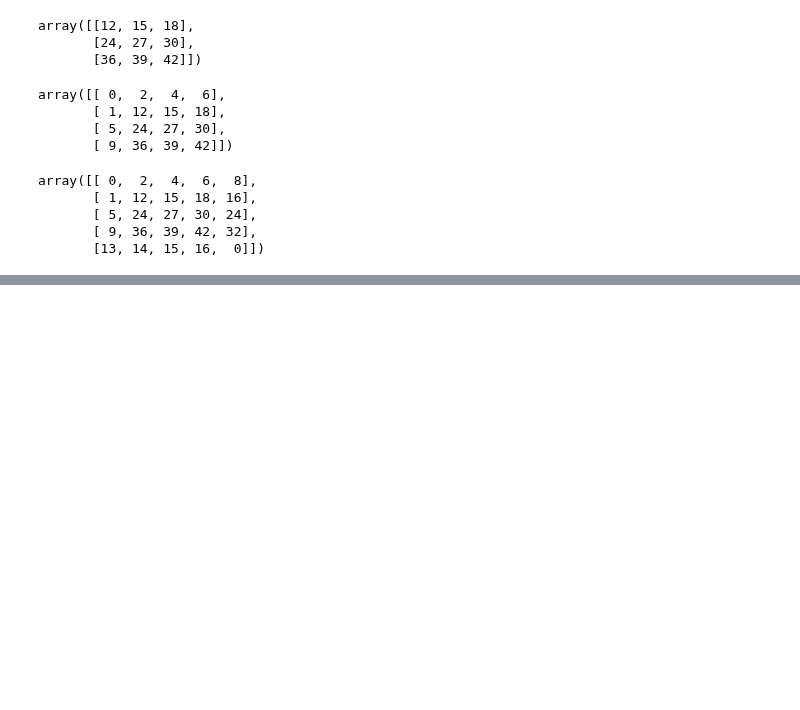
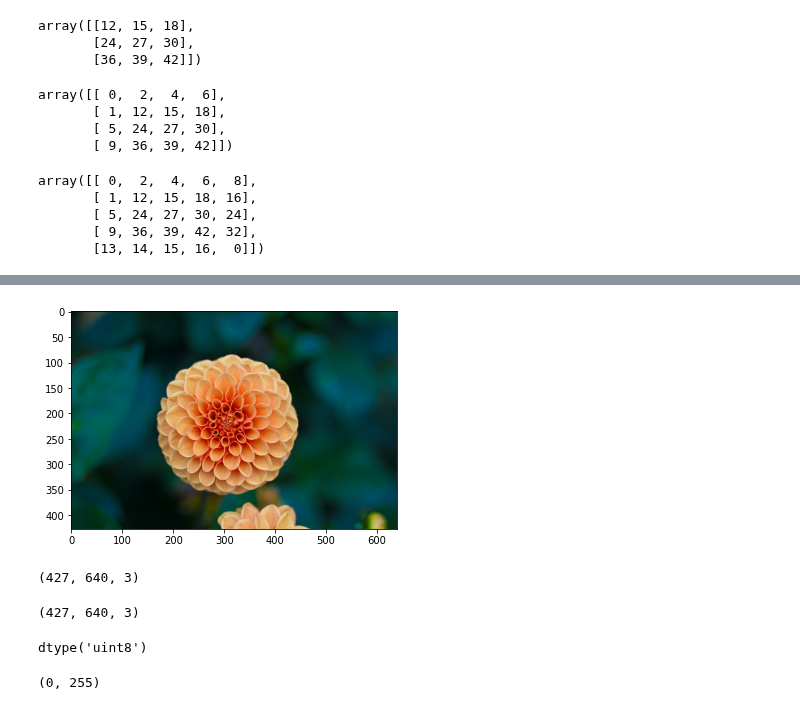
Before and after one commit to JakeOh/202011_itw_bd21, a Jupyter notebook: lab_ml/ml18_cnn.ipynb, the cells around one changed output, grey strips where cells are left out. Saved outputs shown, nothing was run; the diff lists cells and outputs as text; code cells hidden in the pictures; blank space fills up the shorter version.

```diff
--- a/lab_ml/ml18_cnn.ipynb
+++ b/lab_ml/ml18_cnn.ipynb
@@ -147,0 +158,21 @@ array([[ 0,  2,  4,  6,  8],
+# %%
+plt.imshow(flower)
+plt.show()
+# %% [output]
+[figure, added]
+# %%
+china.shape  #> (height, width, depth)
+# %% [output]
+(427, 640, 3)
+# %%
+flower.shape
+# %% [output]
+(427, 640, 3)
+# %%
+china.dtype  #uint8: unsigned integer 8 bits (0 ~ 255)
+# %% [output]
+dtype('uint8')
+# %%
+np.min(china), np.max(china)
+# %% [output]
+(0, 255)
```
Also changed, not shown: parts of 7 cells of this notebook.
